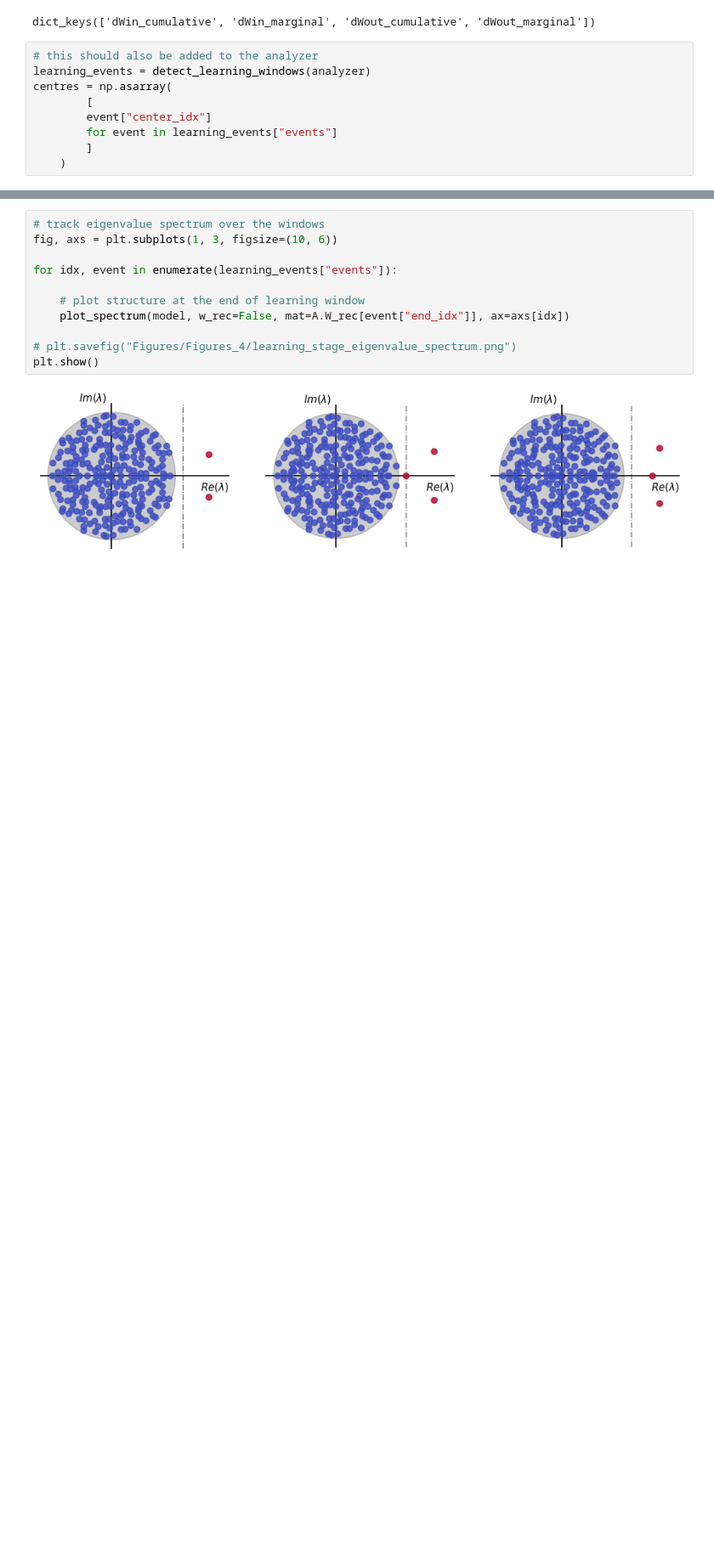
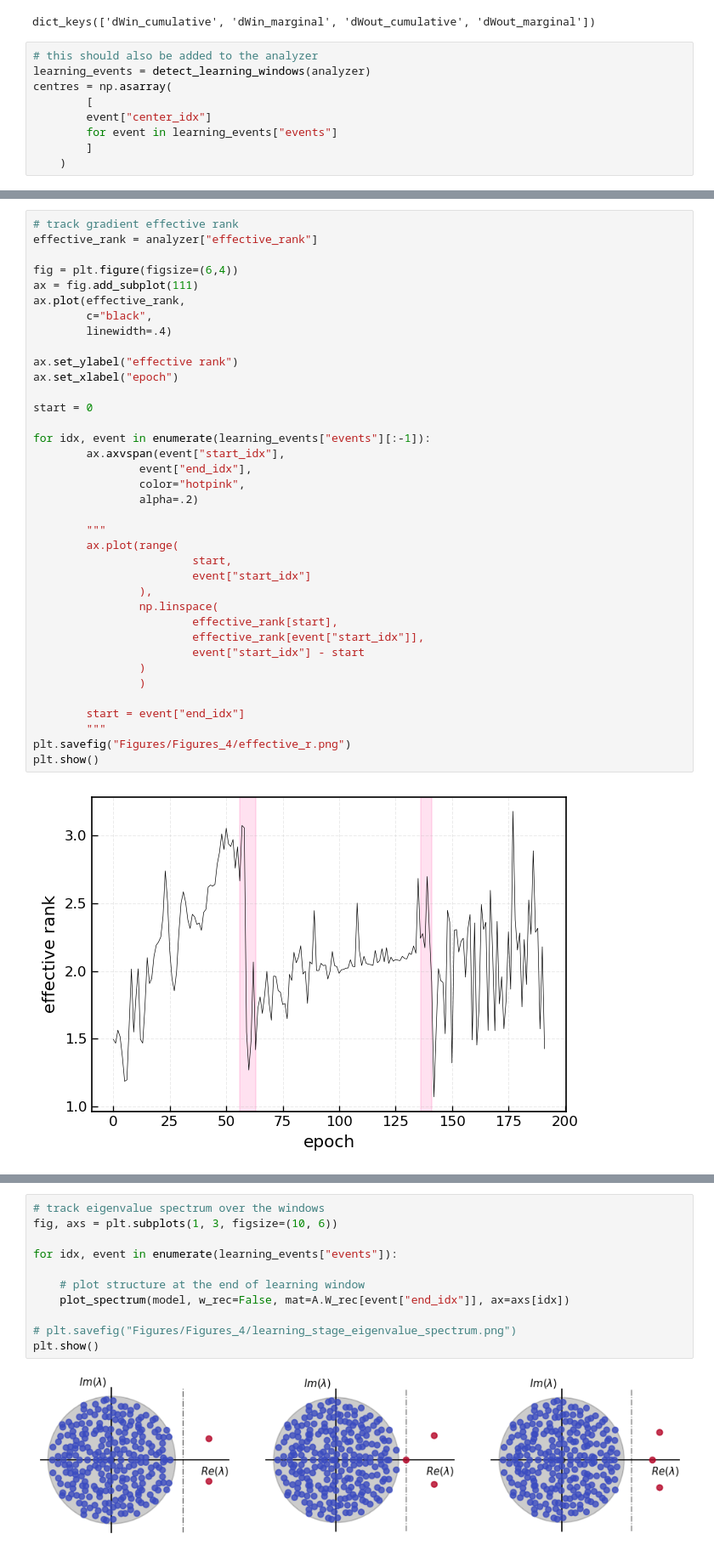
Before and after one commit to trintingnant/attractor_recycling_rnns, a Jupyter notebook: figure_generation/tutorial_training_dynamics.ipynb, the cells around one changed output, grey strips where cells are left out. Shown at 85% size. Cells and saved outputs as stored; diff of their text form; blank space fills up the shorter version.

```diff
--- a/figure_generation/tutorial_training_dynamics.ipynb
+++ b/figure_generation/tutorial_training_dynamics.ipynb
@@ -149,3 +149,42 @@ plt.show()
+# %%
+# track gradient effective rank
+effective_rank = analyzer["effective_rank"]
+
+fig = plt.figure(figsize=(6,4))
+ax = fig.add_subplot(111)
+ax.plot(effective_rank,
+        c="black",
+        linewidth=.4)
+
+ax.set_ylabel("effective rank")
+ax.set_xlabel("epoch")
+
+start = 0
+
+for idx, event in enumerate(learning_events["events"][:-1]):
+        ax.axvspan(event["start_idx"],
+                event["end_idx"],
+                color="hotpink",
+                alpha=.2)
+
+        """
+        ax.plot(range(
+                        start,
+                        event["start_idx"]
+                ),
+                np.linspace(
+                        effective_rank[start],
+                        effective_rank[event["start_idx"]],
+                        event["start_idx"] - start
+                )
+                )
+
+        start = event["end_idx"]
+        """
+plt.savefig("Figures/Figures_4/effective_r.png")
+plt.show()
+# %% [output]
+[figure, added]
 # %%
 # track weight change matrix
 
```
Also changed, not shown: parts of 18 cells of this notebook.
